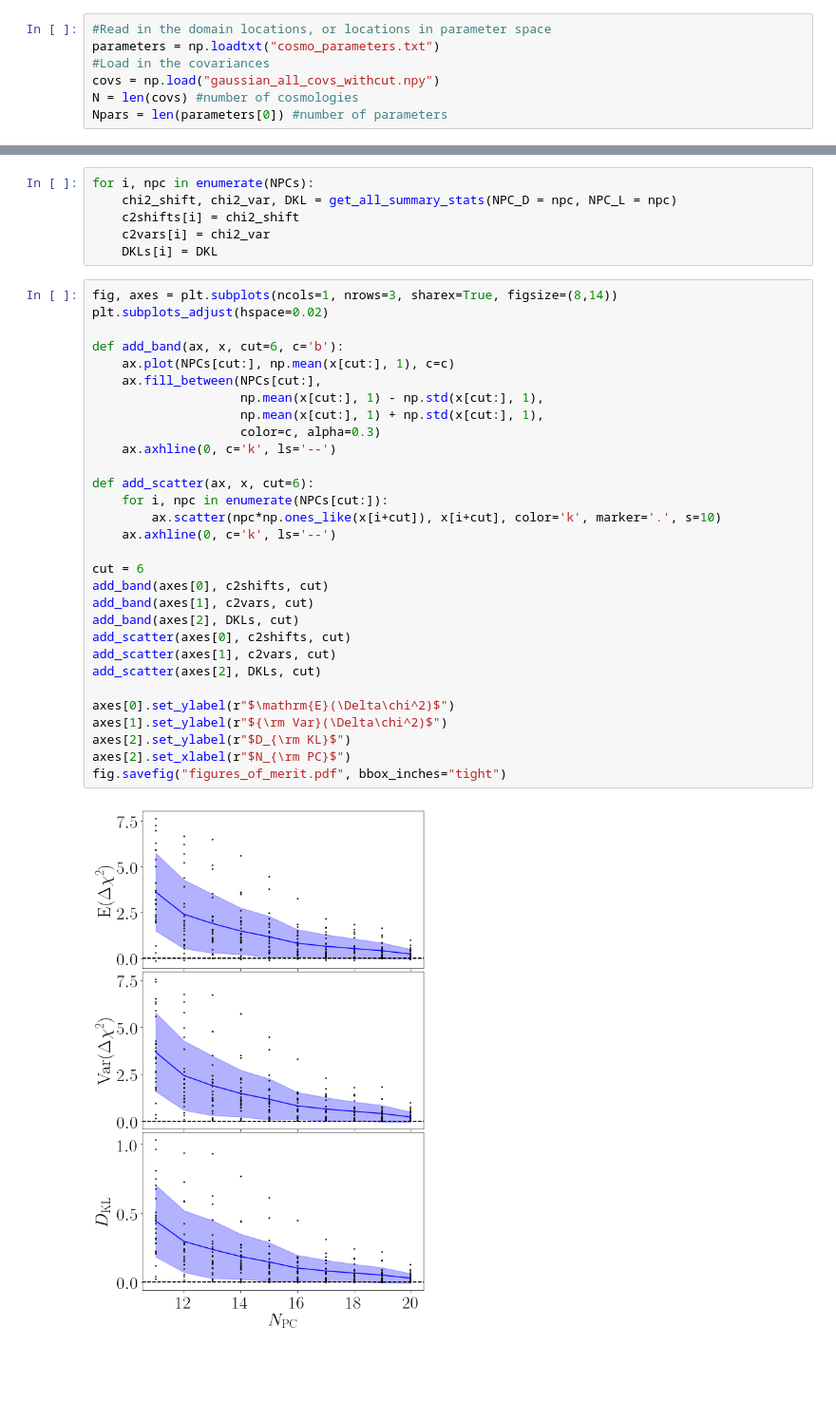
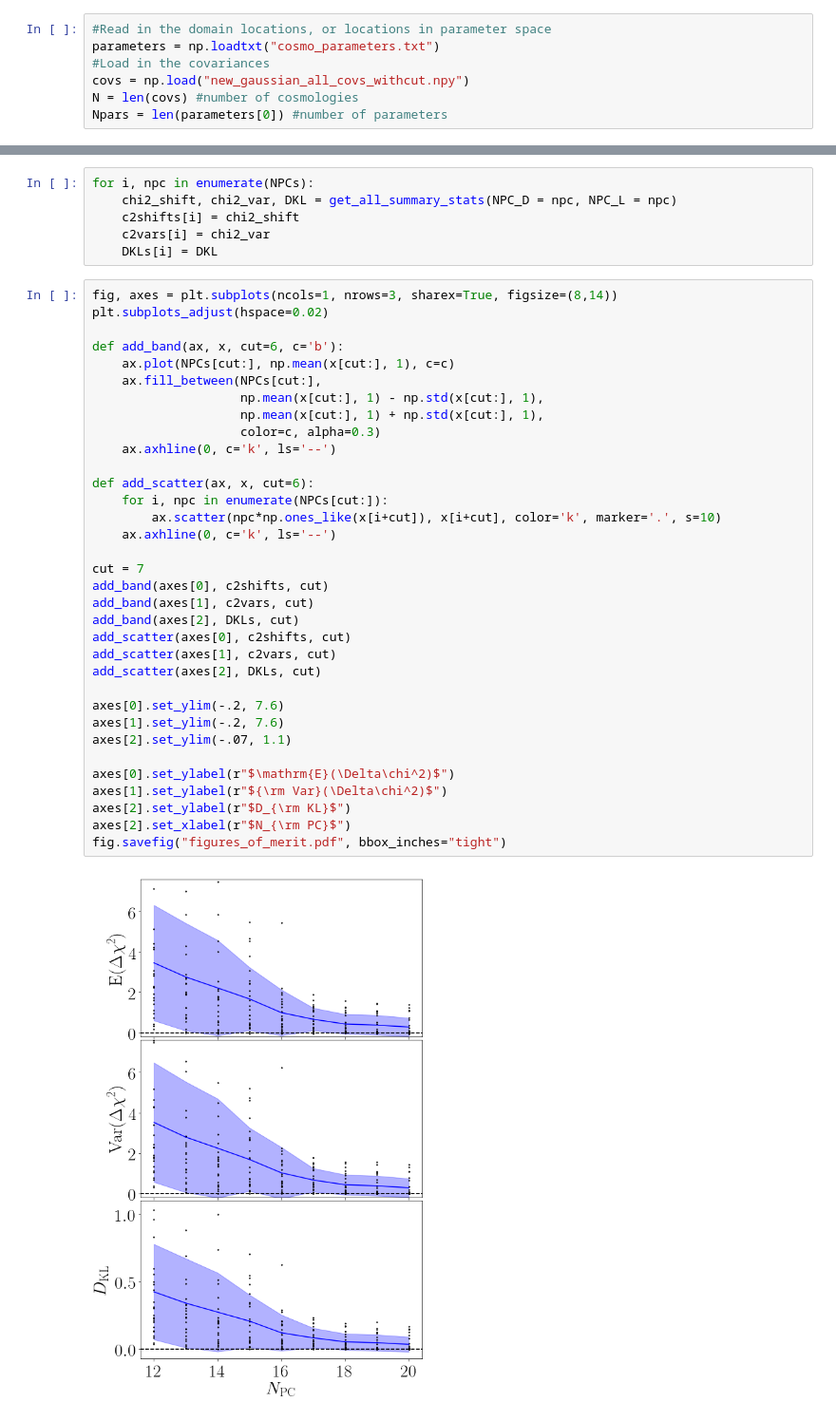
Before and after one commit to tmcclintock/covariance_emulator, a Jupyter notebook: notebooks/Figures of merit.ipynb, the cells around one changed output, grey strips where cells are left out. Shown at 95% size. Saved outputs shown, nothing was run; the diff lists cells and outputs as text; blank space fills up the shorter version.

Commit message:
Reran the notebooks for new figures.

```diff
--- a/notebooks/Figures of merit.ipynb
+++ b/notebooks/Figures of merit.ipynb
@@ -32,7 +32,7 @@ plt.rc("font", size=28, family="serif")
 #Read in the domain locations, or locations in parameter space
 parameters = np.loadtxt("cosmo_parameters.txt")
 #Load in the covariances
-covs = np.load("gaussian_all_covs_withcut.npy")
+covs = np.load("new_gaussian_all_covs_withcut.npy")
 N = len(covs) #number of cosmologies
 Npars = len(parameters[0]) #number of parameters
 # %%
@@ -102,35 +102,39 @@ for i, npc in enumerate(NPCs):
 # %%
 fig, axes = plt.subplots(ncols=1, nrows=3, sharex=True, figsize=(8,14))
 plt.subplots_adjust(hspace=0.02)
 
 def add_band(ax, x, cut=6, c='b'):
     ax.plot(NPCs[cut:], np.mean(x[cut:], 1), c=c)
     ax.fill_between(NPCs[cut:],
                     np.mean(x[cut:], 1) - np.std(x[cut:], 1),
                     np.mean(x[cut:], 1) + np.std(x[cut:], 1),
                     color=c, alpha=0.3)
     ax.axhline(0, c='k', ls='--')
 
 def add_scatter(ax, x, cut=6):
     for i, npc in enumerate(NPCs[cut:]):
         ax.scatter(npc*np.ones_like(x[i+cut]), x[i+cut], color='k', marker='.', s=10)
     ax.axhline(0, c='k', ls='--')
 
-cut = 6
+cut = 7
 add_band(axes[0], c2shifts, cut)
 add_band(axes[1], c2vars, cut)
 add_band(axes[2], DKLs, cut)
 add_scatter(axes[0], c2shifts, cut)
 add_scatter(axes[1], c2vars, cut)
 add_scatter(axes[2], DKLs, cut)
 
+axes[0].set_ylim(-.2, 7.6)
+axes[1].set_ylim(-.2, 7.6)
+axes[2].set_ylim(-.07, 1.1)
+
 axes[0].set_ylabel(r"$\mathrm{E}(\Delta\chi^2)$")
 axes[1].set_ylabel(r"${\rm Var}(\Delta\chi^2)$")
 axes[2].set_ylabel(r"$D_{\rm KL}$")
 axes[2].set_xlabel(r"$N_{\rm PC}$")
 fig.savefig("figures_of_merit.pdf", bbox_inches="tight")
 # %% [output]
-[figure, old version]
+[figure, new version]
 # %%
 print("{0:6.3f} +- {0:6.3f}".format(np.mean(c2shifts[-2]), np.std(c2shifts[-2])))
 print("{0:6.3f} +- {0:6.3f}".format(np.mean(c2vars[-2]), np.std(c2vars[-2])))
```
Also changed, not shown: parts of 2 cells of this notebook, 1 other file.
